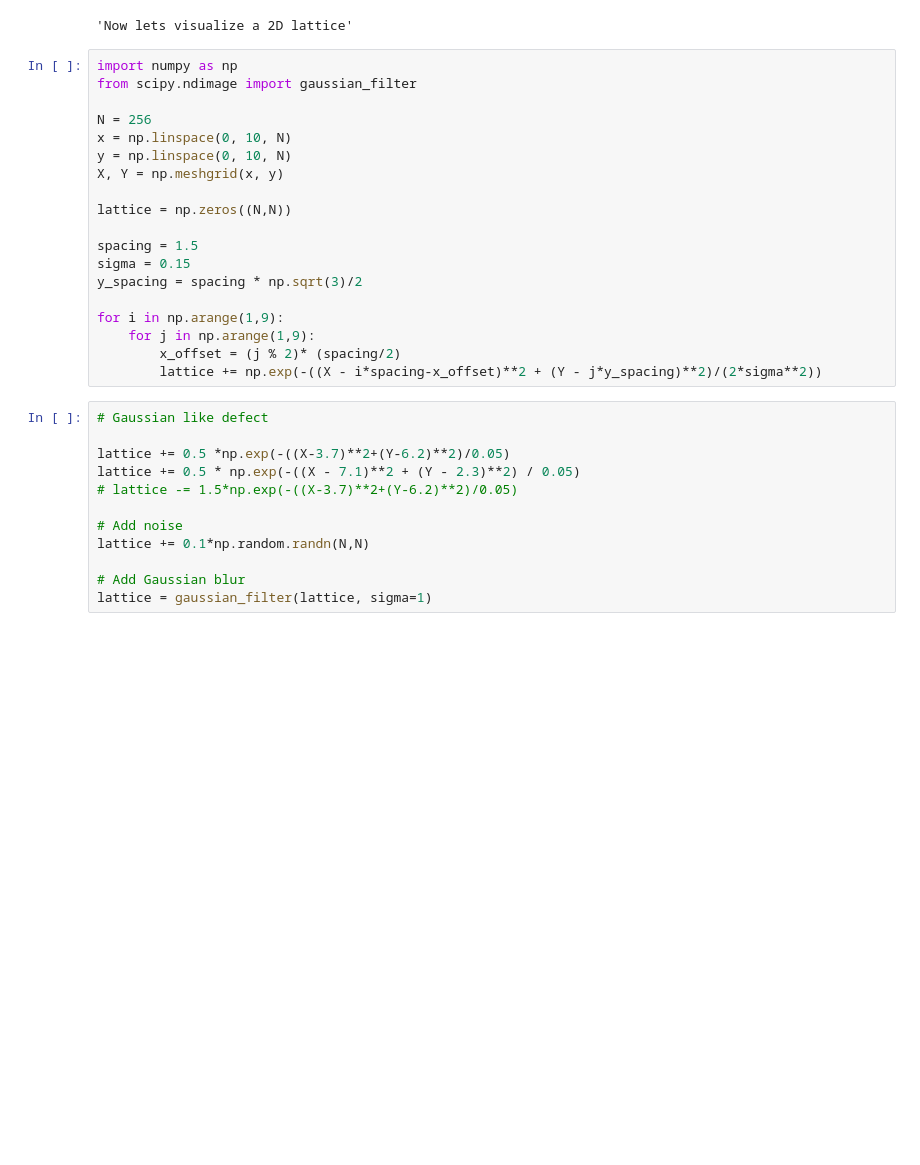
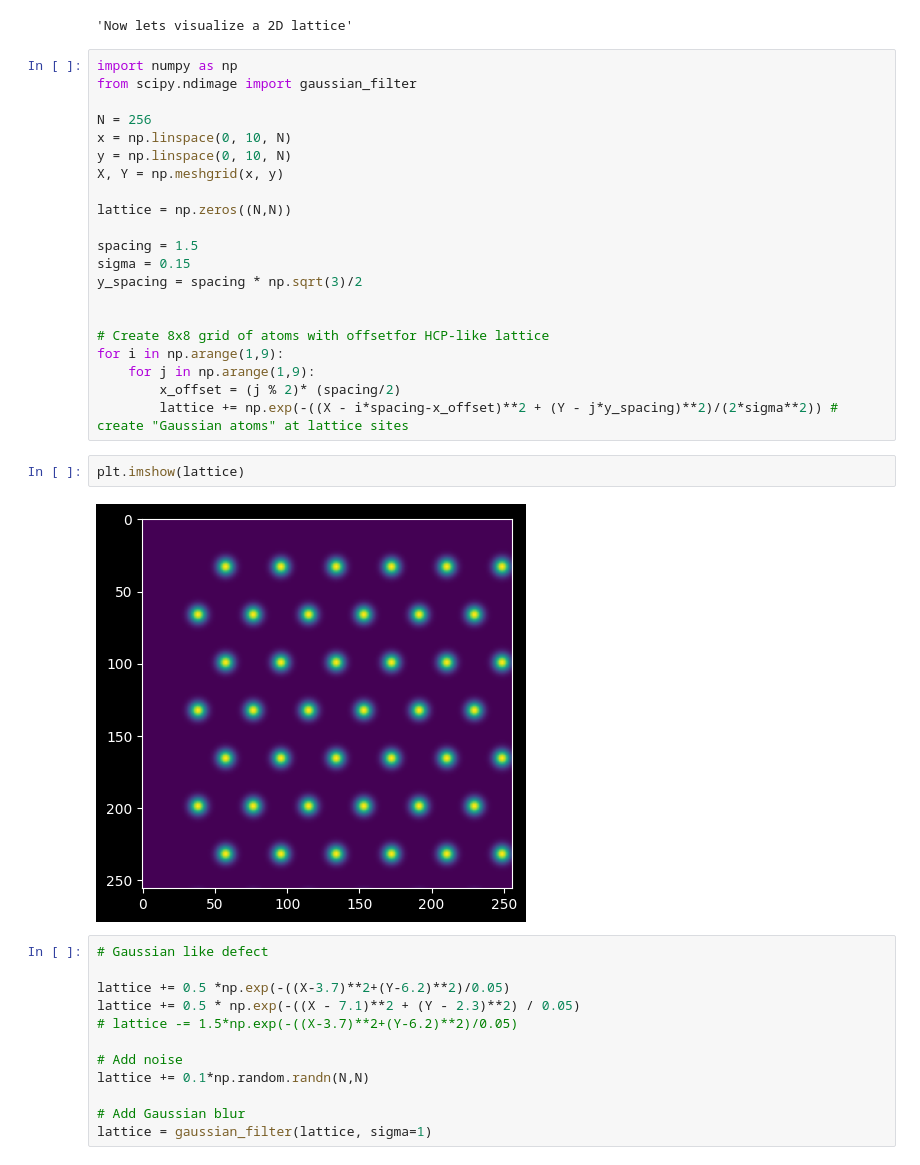
Before and after one commit to ConnorV97/Ko_Group_Software_Apps, a Jupyter notebook: Python Codes/Test_Files/Data_Analysis/FFT Test Bed.ipynb, the cells around one changed output. Cells and saved outputs as stored; diff of their text form; blank space fills up the shorter version.

```diff
--- a/Python Codes/Test_Files/Data_Analysis/FFT Test Bed.ipynb
+++ b/Python Codes/Test_Files/Data_Analysis/FFT Test Bed.ipynb
@@ -296,10 +296,16 @@ spacing = 1.5
 sigma = 0.15
 y_spacing = spacing * np.sqrt(3)/2
 
+
+# Create 8x8 grid of atoms with offsetfor HCP-like lattice
 for i in np.arange(1,9):
     for j in np.arange(1,9):
         x_offset = (j % 2)* (spacing/2)
-        lattice += np.exp(-((X - i*spacing-x_offset)**2 + (Y - j*y_spacing)**2)/(2*sigma**2))
+        lattice += np.exp(-((X - i*spacing-x_offset)**2 + (Y - j*y_spacing)**2)/(2*sigma**2)) # create "Gaussian atoms" at lattice sites
+# %%
+plt.imshow(lattice)
+# %% [output]
+[figure, added]
 # %%
 # Gaussian like defect
 
```
Also changed, not shown: parts of 18 cells of this notebook, 6 other files.
